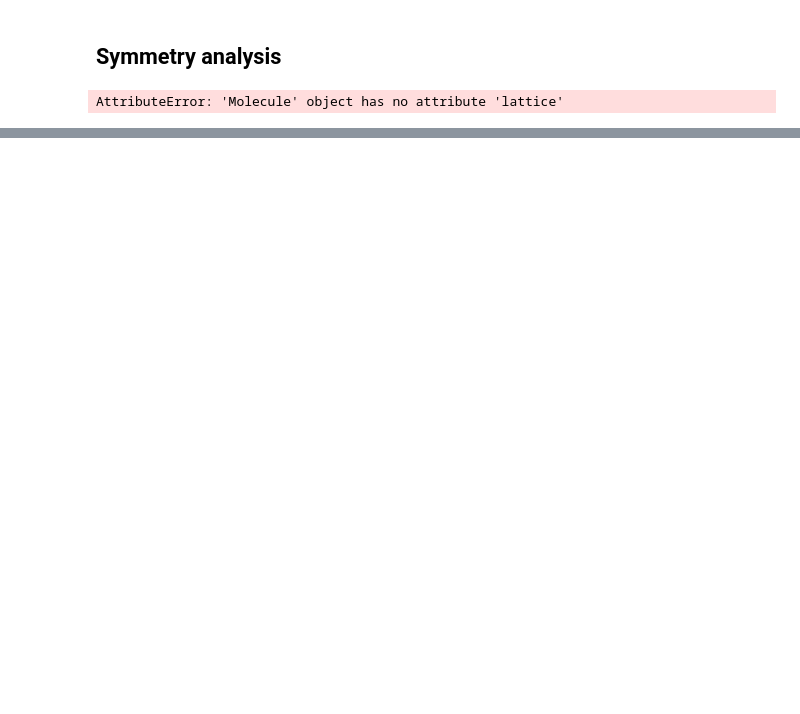
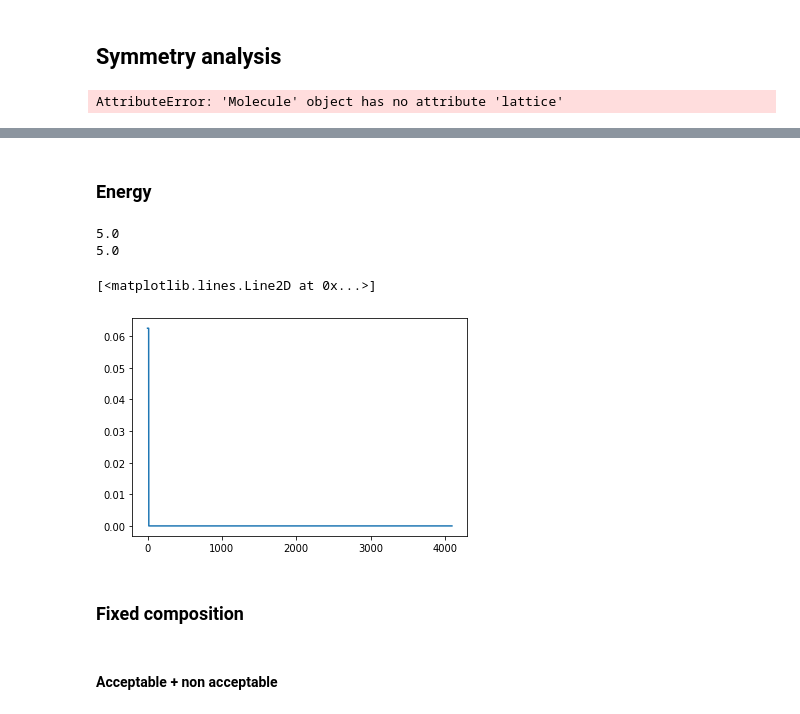
Before and after one commit to cmc-ucl/rydberg_atoms, a Jupyter notebook: materials_science.ipynb, the cells around one changed output, grey strips where cells are left out. Saved outputs shown, nothing was run; the diff lists cells and outputs as text; code cells hidden in the pictures; blank space fills up the shorter version.

```diff
--- a/materials_science.ipynb
+++ b/materials_science.ipynb
@@ -200,0 +448,10 @@ config_unique, unique_energies, multiplicity = find_sic(configurations,energies,
+# %%
+Q = -build_adjacency_matrix(graphene_scell_au,triu=True)
+for i in range(graphene_scell_au.num_sites-4):
+    Q[i][i] = 3
+configurations = np.array(list(itertools.product([0, 1], repeat=graphene_scell_au.num_sites)))
+
+all_energy = []
+
+for config in configurations:
+    all_energy.append(classical_energy(config,Q))
@@ -200,0 +472,61 @@ config_unique, unique_energies, multiplicity = find_sic(configurations,energies,
+# %% [markdown]
+### Energy
+# %%
+# 2 adjacent vacancies
+x = np.zeros(graphene_scell_au.num_sites)
+x[1] = 1
+x[2] = 1
+
+print(classical_energy(x,Q))
+
+x = np.zeros(graphene_scell_au.num_sites)
+x[2] = 1
+x[7] = 1
+x[10] = 1
+
+print(classical_energy(x,Q))
+# %% [output]
+5.0
+5.0
+# %%
+def get_partition_function(energy, multiplicity, T=298.15, return_pi=True, N_N=0, N_potential=0.):
+    """
+    Calculate the partition function and probabilities for different energy levels.
+
+    Args:
+        energy (np.ndarray): Array of energy levels.
+        multiplicity (np.ndarray): Array of corresponding multiplicities.
+        T (float, optional): Temperature in Kelvin. Default is 298.15 K.
+        return_pi (bool, optional): Flag to return probabilities. Default is True.
+        N_N (float, optional): Number of N particles. Default is 0.
+        N_potential (float, optional): Potential for N particles. Default is 0.
+
+    Returns:
+        tuple or float: If return_pi is True, returns a tuple containing partition function and probabilities.
+                        Otherwise, returns the partition function.
+    """
+    k_b = 8.617333262145e-05  # Boltzmann constant in eV/K
+
+    energy = np.array(energy)
+    multiplicity = np.array(multiplicity)
+    p_i = multiplicity * np.exp((-energy + (N_N * N_potential)) / (k_b * T))
+    pf = np.sum(p_i)
+
+    p_i /= pf
+
+    if return_pi:
+        return pf, p_i
+    else:
+        return pf
+# %%
+multiplicity = np.ones(len(all_energy))
+Z,pi = get_partition_function(all_energy, multiplicity, T=298.15, return_pi=True, N_N=0, N_potential=0.)
+# %%
+plt.plot(np.arange(len(pi)),pi)
+# %% [output]
+[<matplotlib.lines.Line2D at 0x...>]
+[figure, added]
+# %% [markdown]
+### Fixed composition
+# %% [markdown]
+#### Acceptable + non acceptable
```
Also changed, not shown: parts of 46 cells of this notebook.
